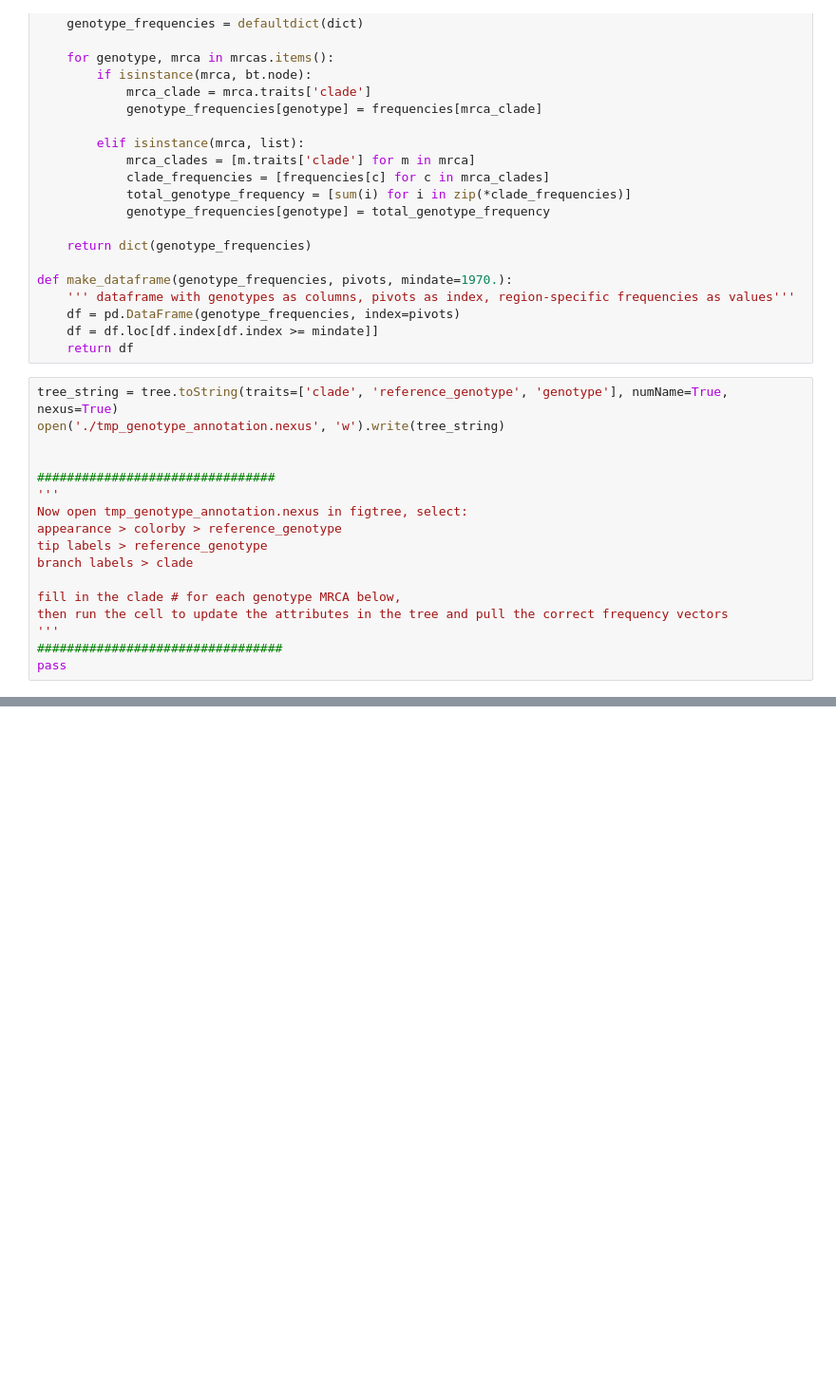
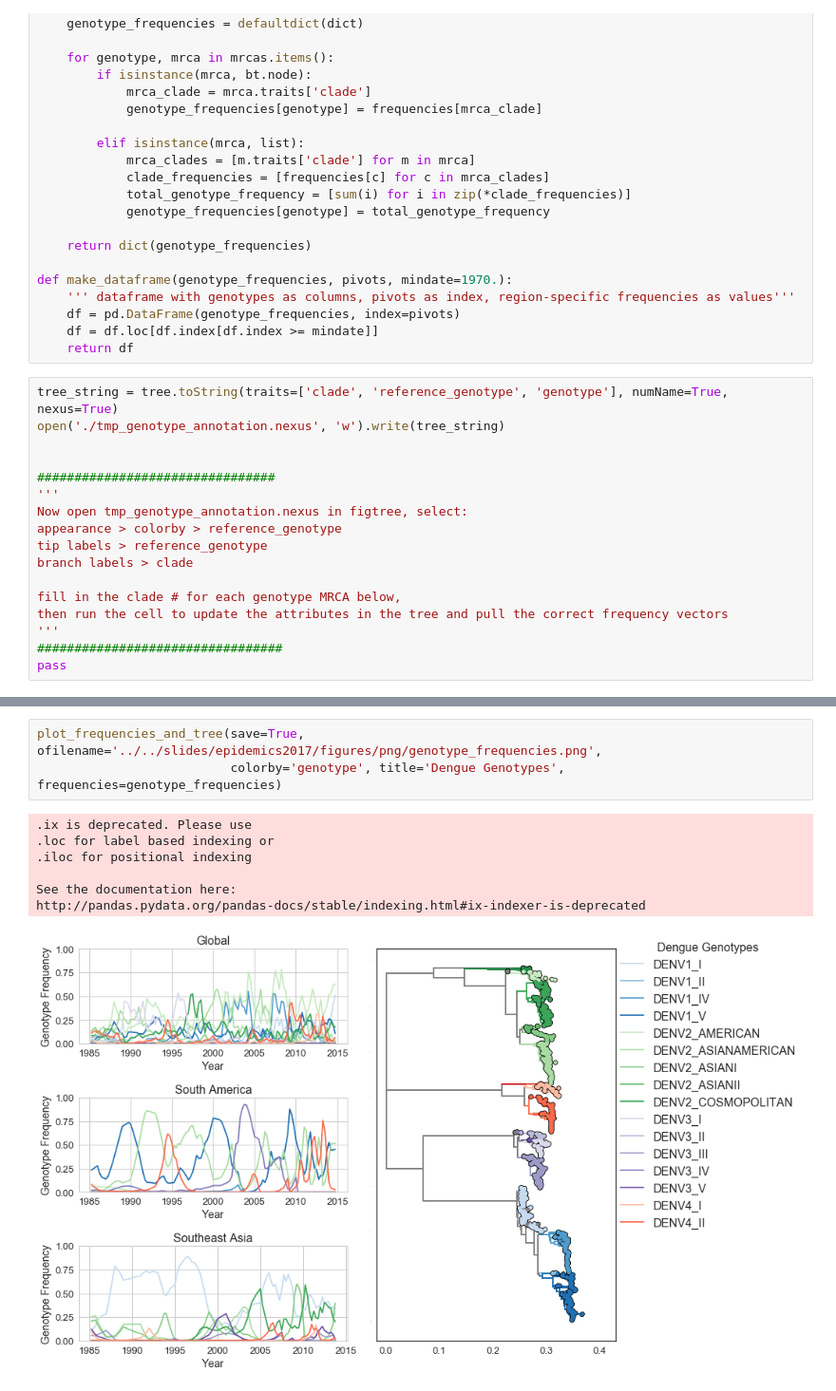
Before and after one commit to blab/dengue-antigenic-dynamics, a Jupyter notebook: scripts/frequencies/parse-frequencies.ipynb, the cells around one changed output, grey strips where cells are left out. Shown: that part at 95% size. Drawn from its saved outputs; the diff is of its cells as text; blank space fills up the shorter version.

```diff
--- a/scripts/frequencies/parse-frequencies.ipynb
+++ b/scripts/frequencies/parse-frequencies.ipynb
@@ -431 +456,12 @@ KeyError: 0
+# %%
+plot_frequencies_and_tree(save=True, ofilename='../../slides/epidemics2017/figures/png/genotype_frequencies.png',
+                          colorby='genotype', title='Dengue Genotypes', frequencies=genotype_frequencies)
+# %% [output]
+.ix is deprecated. Please use
+.loc for label based indexing or
+.iloc for positional indexing
+
+See the documentation here:
+http://pandas.pydata.org/pandas-docs/stable/indexing.html#ix-indexer-is-deprecated
+[figure, added]
 # %%
```
Also changed, not shown: parts of 13 cells of this notebook.
